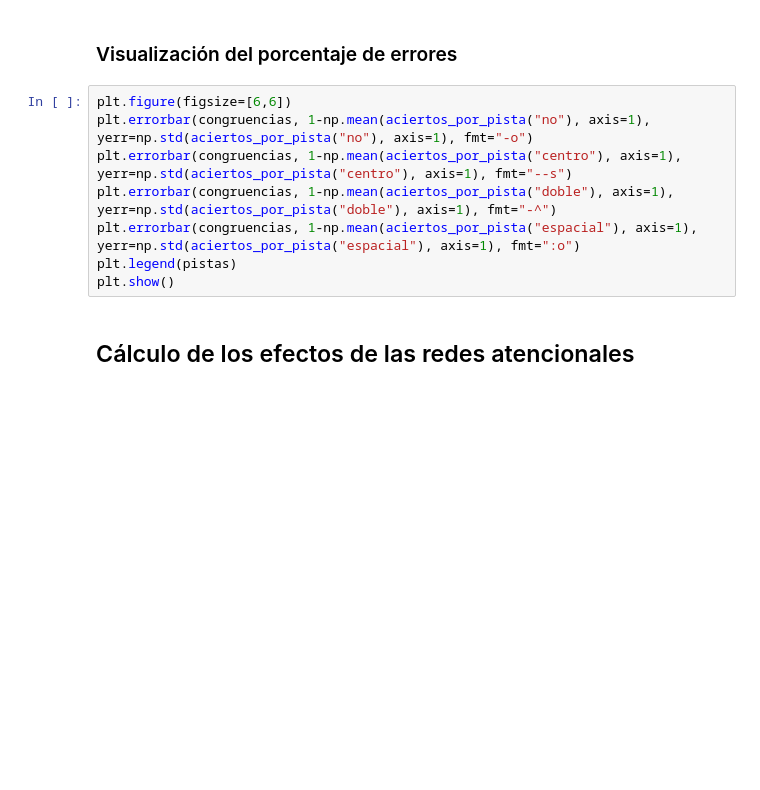
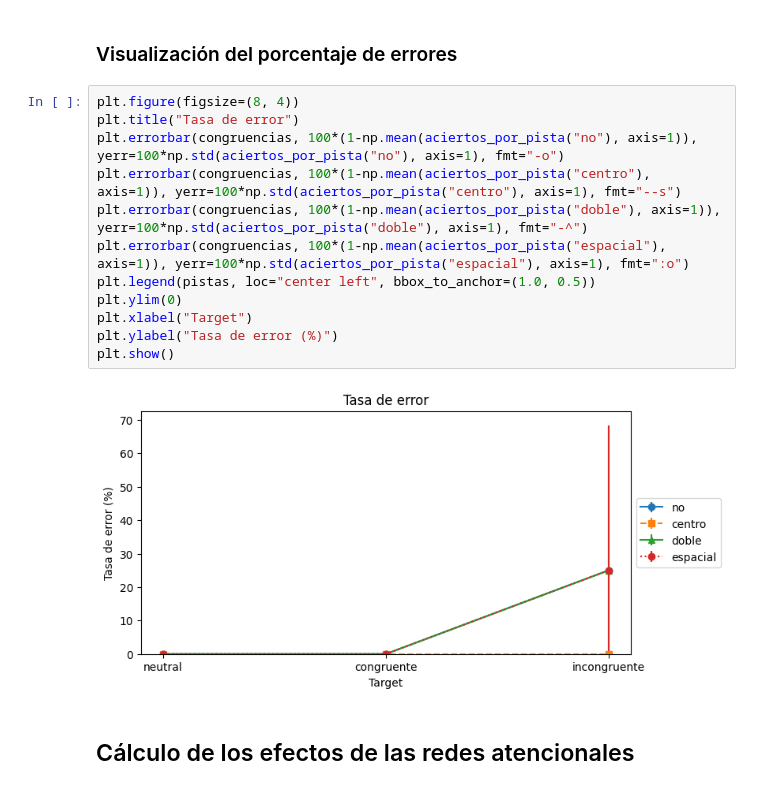
Before and after one commit to MaestriaCienciasCognitivas/ncc, a Jupyter notebook: book/notebooks/S12_Practico9.ipynb, the cells around one changed output. Saved outputs shown, nothing was run; the diff lists cells and outputs as text; blank space fills up the shorter version.

```diff
--- a/book/notebooks/S12_Practico9.ipynb
+++ b/book/notebooks/S12_Practico9.ipynb
@@ -180,13 +251,19 @@ plt.show()
 # %% [markdown]
 ### Visualización del porcentaje de errores
 # %%
-plt.figure(figsize=[6,6])
-plt.errorbar(congruencias, 1-np.mean(aciertos_por_pista("no"), axis=1), yerr=np.std(aciertos_por_pista("no"), axis=1), fmt="-o")
-plt.errorbar(congruencias, 1-np.mean(aciertos_por_pista("centro"), axis=1), yerr=np.std(aciertos_por_pista("centro"), axis=1), fmt="--s")
-plt.errorbar(congruencias, 1-np.mean(aciertos_por_pista("doble"), axis=1), yerr=np.std(aciertos_por_pista("doble"), axis=1), fmt="-^")
-plt.errorbar(congruencias, 1-np.mean(aciertos_por_pista("espacial"), axis=1), yerr=np.std(aciertos_por_pista("espacial"), axis=1), fmt=":o")
-plt.legend(pistas)
+plt.figure(figsize=(8, 4))
+plt.title("Tasa de error")
+plt.errorbar(congruencias, 100*(1-np.mean(aciertos_por_pista("no"), axis=1)), yerr=100*np.std(aciertos_por_pista("no"), axis=1), fmt="-o")
+plt.errorbar(congruencias, 100*(1-np.mean(aciertos_por_pista("centro"), axis=1)), yerr=100*np.std(aciertos_por_pista("centro"), axis=1), fmt="--s")
+plt.errorbar(congruencias, 100*(1-np.mean(aciertos_por_pista("doble"), axis=1)), yerr=100*np.std(aciertos_por_pista("doble"), axis=1), fmt="-^")
+plt.errorbar(congruencias, 100*(1-np.mean(aciertos_por_pista("espacial"), axis=1)), yerr=100*np.std(aciertos_por_pista("espacial"), axis=1), fmt=":o")
+plt.legend(pistas, loc="center left", bbox_to_anchor=(1.0, 0.5))
+plt.ylim(0)
+plt.xlabel("Target")
+plt.ylabel("Tasa de error (%)")
 plt.show()
+# %% [output]
+[figure, added]
 # %% [markdown]
 ## Cálculo de los efectos de las redes atencionales
 # %% [markdown]
```
Also changed, not shown: parts of 18 cells of this notebook, 1 other file.
